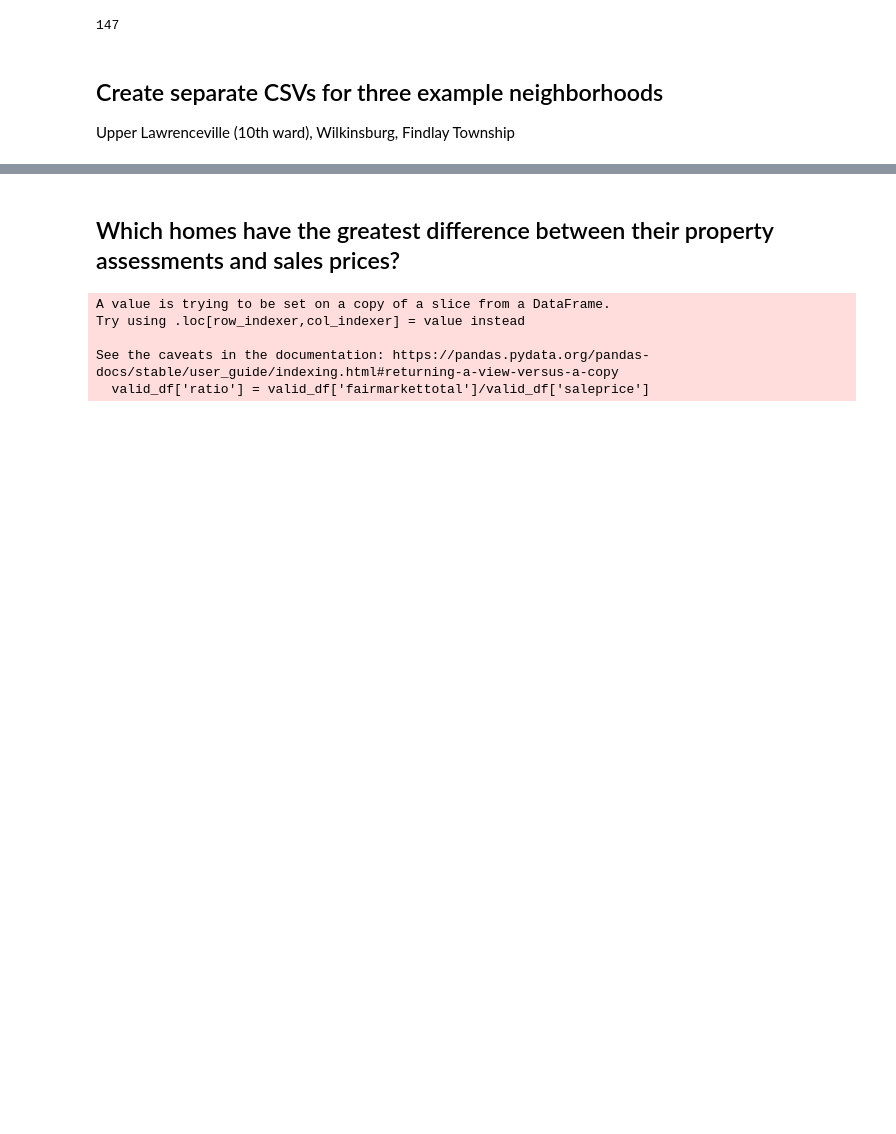
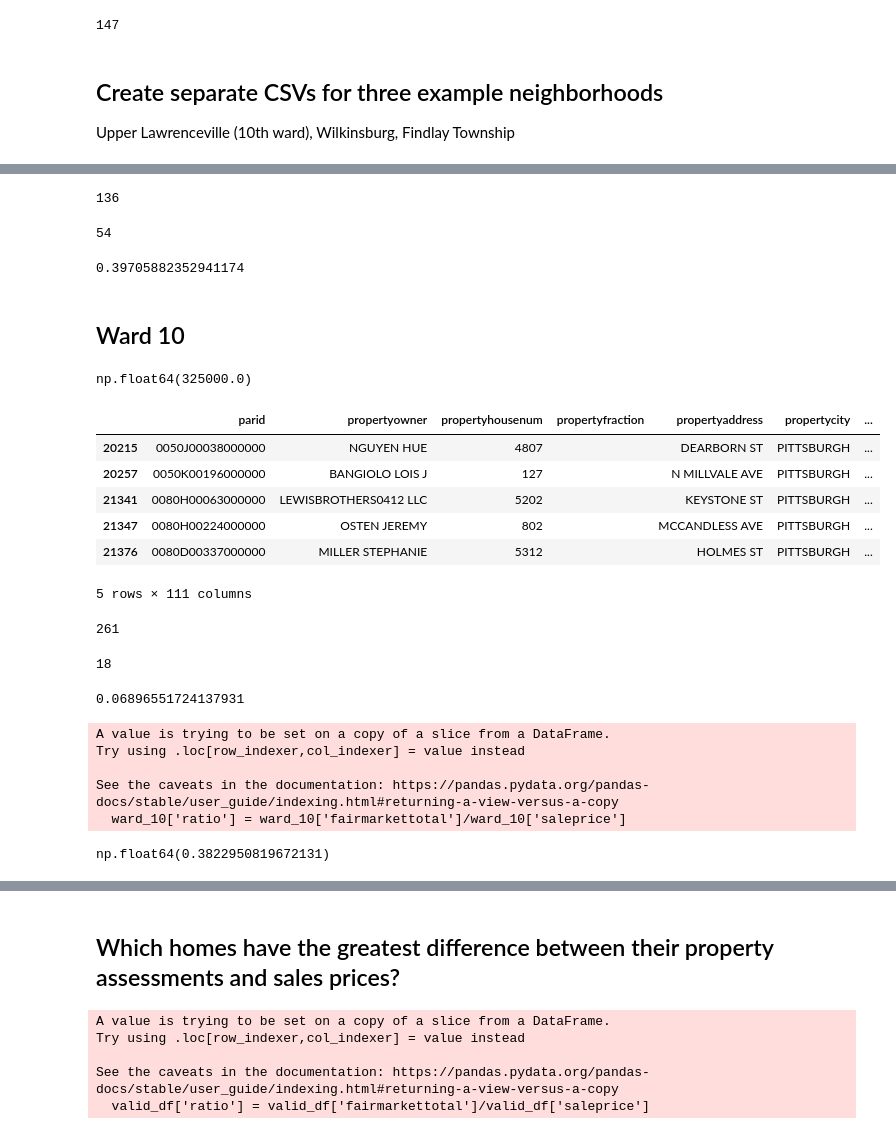
Before and after one commit to miahollie/20260817-prop-reassessments, a Jupyter notebook: prop_analysis.ipynb, the cells around one changed output, grey strips where cells are left out. Cells and saved outputs as stored; diff of their text form; code cells hidden in the pictures; blank space fills up the shorter version.

```diff
--- a/prop_analysis.ipynb
+++ b/prop_analysis.ipynb
@@ -149,0 +152,63 @@ findlay.to_csv('output/findlay.csv')
+# %%
+## how many properties in Findlay Township sold between 24-26?
+len(findlay)
+# %% [output]
+136
+# %%
+## how many properties sold between 24-26 were built after 2013?
+post_2013 = findlay[findlay['yearblt'] > 2013]
+len(post_2013)
+# %% [output]
+54
+# %%
+## percentage built post-2013
+54/136
+# %% [output]
+0.39705882352941174
+# %% [markdown]
+## Ward 10
+# %%
+## what was the median sales price for ward 10?
+ward_10.saleprice.median()
+# %% [output]
+np.float64(325000.0)
+# %%
+ward_10.head()
+# %% [output]
+|  | parid | propertyowner | propertyhousenum | propertyfraction | propertyaddress | propertycity | ... |
+| 20215 | 0050J00038000000 | NGUYEN HUE | 4807 |  | DEARBORN ST | PITTSBURGH | ... |
+| 20257 | 0050K00196000000 | BANGIOLO LOIS J | 127 |  | N MILLVALE AVE | PITTSBURGH | ... |
+| 21341 | 0080H00063000000 | LEWISBROTHERS0412 LLC | 5202 |  | KEYSTONE ST | PITTSBURGH | ... |
+| 21347 | 0080H00224000000 | OSTEN JEREMY | 802 |  | MCCANDLESS AVE | PITTSBURGH | ... |
+| 21376 | 0080D00337000000 | MILLER STEPHANIE | 5312 |  | HOLMES ST | PITTSBURGH | ... |
+5 rows × 111 columns
+# %%
+## how many sales for all of ward 10?
+len(ward_10)
+# %% [output]
+261
+# %%
+## how many built post-2013?
+ward_10_post_2013 = ward_10[ward_10['yearblt']>2013]
+len(ward_10_post_2013)
+# %% [output]
+18
+# %%
+## percentage of sales that were for properties built after 2013
+18/261
+# %% [output]
+0.06896551724137931
+# %%
+## finding sale ratio for properties in Ward 10
+ward_10['ratio'] = ward_10['fairmarkettotal']/ward_10['saleprice']
+# %% [output]
+A value is trying to be set on a copy of a slice from a DataFrame.
+Try using .loc[row_indexer,col_indexer] = value instead
+
+See the caveats in the documentation: https://pandas.pydata.org/pandas-docs/stable/user_guide/indexing.html#returning-a-view-versus-a-copy
+  ward_10['ratio'] = ward_10['fairmarkettotal']/ward_10['saleprice']
+# %%
+## what's the median sales ratio in Ward 10?
+ward_10.ratio.median()
+# %% [output]
+np.float64(0.3822950819672131)
```
Also changed, not shown: parts of 9 cells of this notebook.
